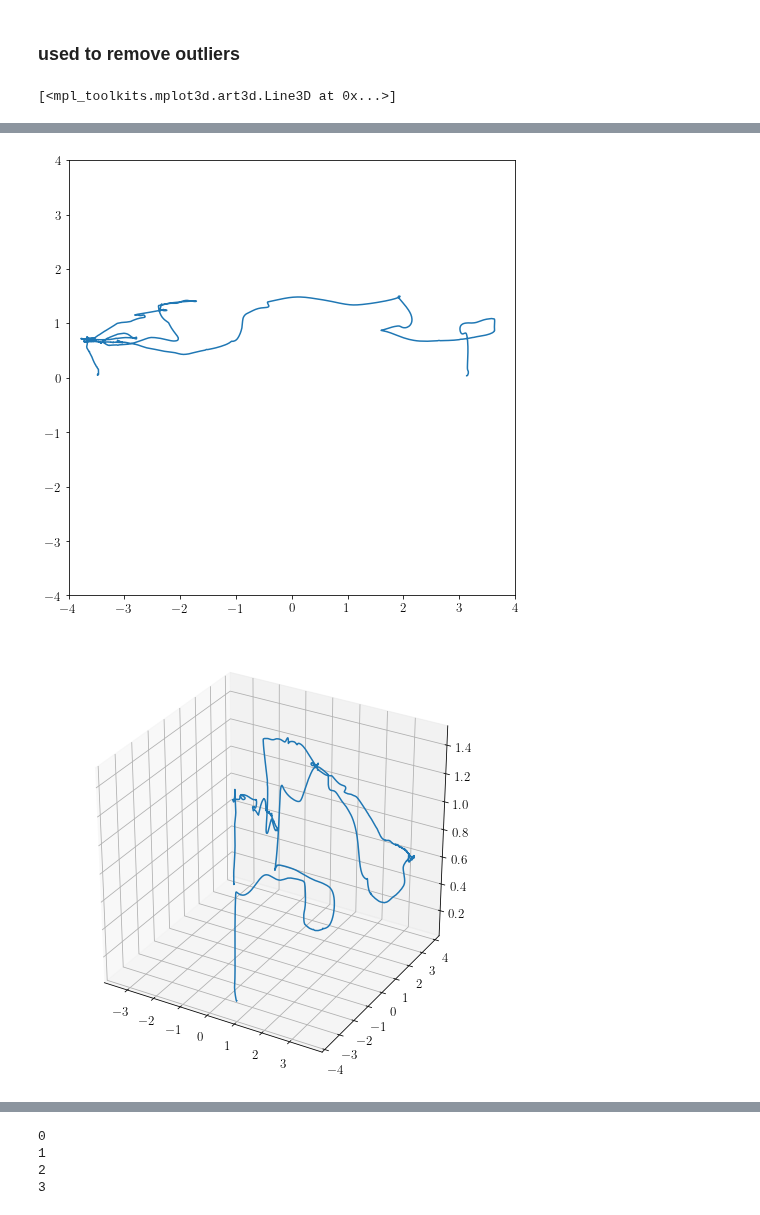
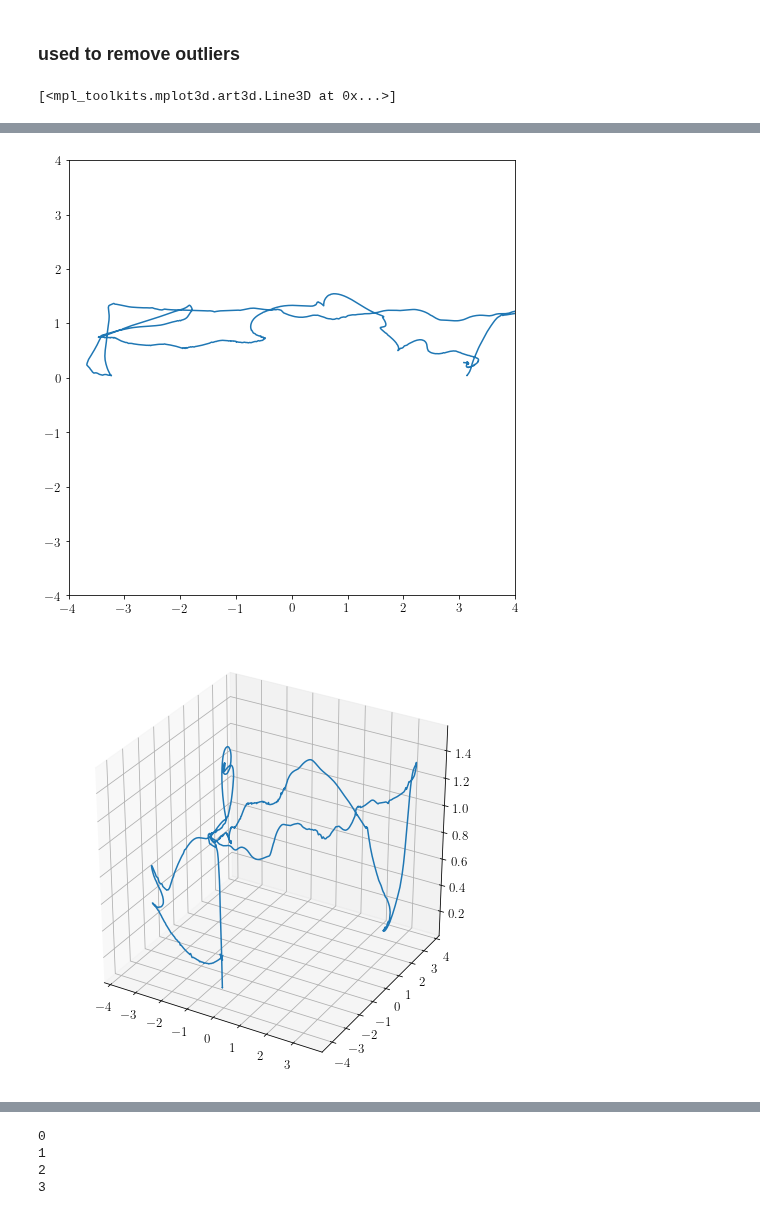
Before and after one commit to medioman22/Bidirectional_Interface, a Jupyter notebook: data_analysis/hardware/data_analysis_learning_HW.ipynb, the cells around one changed output, grey strips where cells are left out. Cells and saved outputs as stored; diff of their text form; code cells hidden in the pictures.

Commit message:
more plots

```diff
--- a/data_analysis/hardware/data_analysis_learning_HW.ipynb
+++ b/data_analysis/hardware/data_analysis_learning_HW.ipynb
@@ -110,31 +112,34 @@ subjects
 import matplotlib.pyplot as plt
 from mpl_toolkits.mplot3d import axes3d
 
-file = '/Volumes/GoogleDrive/My Drive/Matteo/EPFL/LIS/PhD/Bidirectional_wearable_interface/DATA/rosbags/learning/sub4/motion/2019-08-22-12-45-21.csv'
+file = '/Volumes/GoogleDrive/My Drive/Matteo/EPFL/LIS/PhD/Bidirectional_wearable_interface/DATA/rosbags/learning/sub0/motion/2019-08-21-12-41-40.csv'
 
 log = dfFromCSV(file)
 
+lim = 1500
+lim2 = 30000
+
 fig = plt.figure(figsize = (8,8))
 ax = plt.subplot(1, 1, 1)
-ax.plot(-log['vrpn_client_node_cf1_pose__pose_position_x'],-log['vrpn_client_node_cf1_pose__pose_position_y'])
+ax.plot(-log['vrpn_client_node_cf1_pose__pose_position_x'].iloc[lim:lim2],-log['vrpn_client_node_cf1_pose__pose_position_y'].iloc[lim:lim2])
 plt.xlim(-4,4)
 plt.ylim(-4,4)
 
 fig = plt.figure(figsize = (8,8))
 ax = plt.subplot(1, 1, 1)
-ax.plot(log['vrpn_client_node_cf1_pose__pose_position_x'],log['vrpn_client_node_cf1_pose__pose_position_z'])
+ax.plot(log['vrpn_client_node_cf1_pose__pose_position_x'].iloc[lim:lim2],log['vrpn_client_node_cf1_pose__pose_position_z'].iloc[lim:lim2])
 plt.xlim(-4,4)
 plt.ylim(-4,4)
 
 fig = plt.figure(figsize = (8,8))
 ax = plt.subplot(1, 1, 1)
-ax.plot(log['vrpn_client_node_cf1_pose__pose_position_y'],log['vrpn_client_node_cf1_pose__pose_position_z'])
+ax.plot(log['vrpn_client_node_cf1_pose__pose_position_y'].iloc[lim:lim2],log['vrpn_client_node_cf1_pose__pose_position_z'].iloc[lim:lim2])
 plt.xlim(-4,4)
 plt.ylim(-4,4)
 
 fig = plt.figure(figsize = (8,8))
 ax = plt.subplot(1, 1, 1, projection='3d')
-ax.plot(-log['vrpn_client_node_cf1_pose__pose_position_x'],-log['vrpn_client_node_cf1_pose__pose_position_y'],log['vrpn_client_node_cf1_pose__pose_position_z'])
+ax.plot(log['vrpn_client_node_cf1_pose__pose_position_x'].iloc[lim:lim2],-log['vrpn_client_node_cf1_pose__pose_position_y'].iloc[lim:lim2],log['vrpn_client_node_cf1_pose__pose_position_z'].iloc[lim:lim2])
 # for idx,i in enumerate(log['vrpn_client_node_cf1_pose__pose_position_x']):
 #     ax.plot(log['vrpn_client_node_cf1_pose__pose_position_x'],log['vrpn_client_node_cf1_pose__pose_position_y'],log['vrpn_client_node_cf1_pose__pose_position_z'])
 #     plt.show()
@@ -145,5 +150,5 @@ ax.plot(-log['vrpn_client_node_cf1_pose__pose_position_x'],-log['vrpn_client_nod
-[figure, old version]
+[figure, new version]
-[figure, old version]
+[figure, new version]
 # %%
 EXP_N_THOMAS = 4
 EXP_N = 5
```
Also changed, not shown: parts of 5 cells of this notebook, 22 other files.
